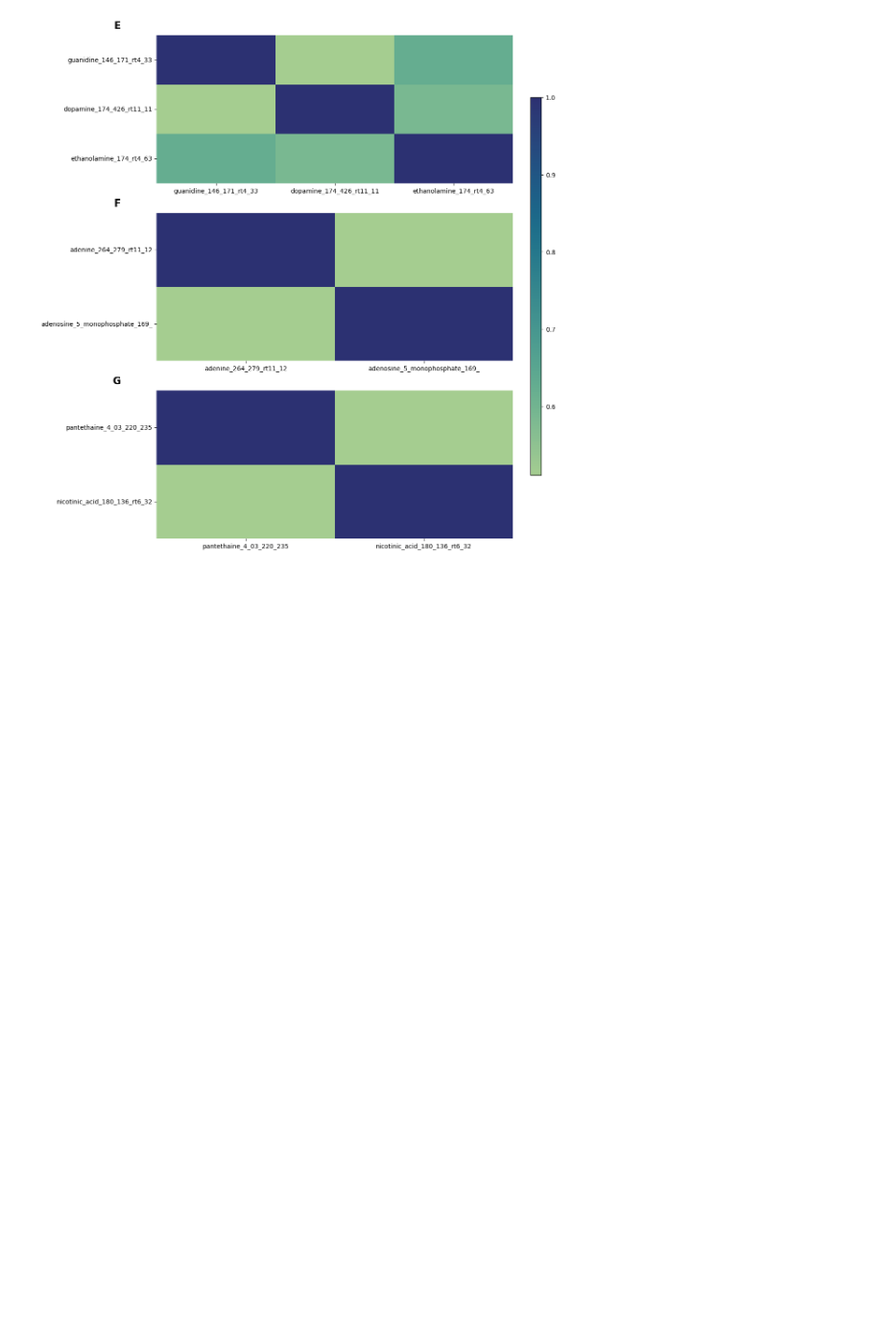
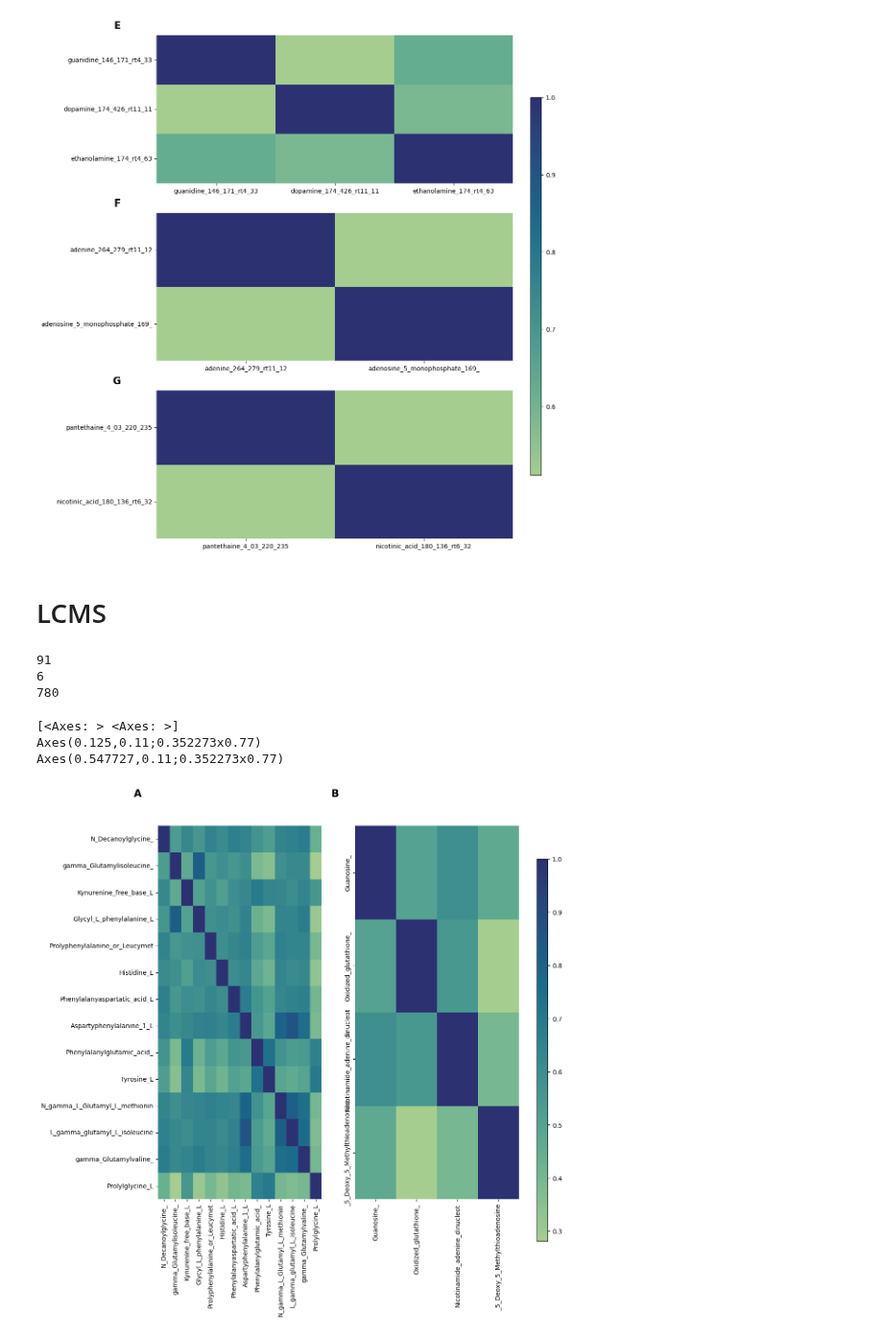
Before and after one commit to Yawkward/x.elegans, a Jupyter notebook: lasso_full_goea.ipynb, the cells around one changed output. Shown at 96% size. Saved outputs shown, nothing was run; the diff lists cells and outputs as text; code cells hidden in the pictures; blank space fills up the shorter version.

```diff
--- a/lasso_full_goea.ipynb
+++ b/lasso_full_goea.ipynb
@@ -969,3 +972,55 @@ plt.tight_layout(rect=[0, 0, 0.9, 1])  # Adjust the rect to fit the colorbar
 plt.show()
 # %% [output]
 [figure]
+# %% [markdown]
+# LCMS
+# %%
+aa_derivates_lc = pw_jaccard_index("/home/t44p/PW_rawdata/results/full_lasso/lcms/goea/Amino_Acids_and_Derivatives/enrichment_matrix_molf.csv", plot=False)
+flavo = pw_jaccard_index("/home/t44p/PW_rawdata/results/full_lasso/lcms/goea/Flavonoids/enrichment_matrix_molf.csv", plot=False)
+nuc_and_deriv_lc = pw_jaccard_index("/home/t44p/PW_rawdata/results/full_lasso/lcms/goea/Nucleotides_and_Derivatives/enrichment_matrix_molf.csv", plot=False)
+phenolic = pw_jaccard_index("/home/t44p/PW_rawdata/results/full_lasso/lcms/goea/Phenolic_Compounds/enrichment_matrix_molf.csv", plot=False)
+
+porphyrins = pw_jaccard_index("/home/t44p/PW_rawdata/results/full_lasso/lcms/goea/Porphyrins/enrichment_matrix_molf.csv", plot=False)
+quinic_a_derivates = pw_jaccard_index("/home/t44p/PW_rawdata/results/full_lasso/lcms/goea/Quinic_Acid_Derivatives/enrichment_matrix_molf.csv", plot=False)
+saponins = pw_jaccard_index("/home/t44p/PW_rawdata/results/full_lasso/lcms/goea/Saponins/enrichment_matrix_molf.csv", plot=False)
+sugar_carb = pw_jaccard_index("/home/t44p/PW_rawdata/results/full_lasso/lcms/goea/Sugars_and_Sugar_Derivatives/enrichment_matrix_molf.csv", plot=False)
+
+terpen_triterp = pw_jaccard_index("/home/t44p/PW_rawdata/results/full_lasso/lcms/goea/Terpenes_and_Triterpenes/enrichment_matrix_molf.csv", plot=False)
+other = pw_jaccard_index("/home/t44p/PW_rawdata/results/full_lasso/lcms/goea/Other/enrichment_matrix_molf.csv", plot=False)
+unidentified = pw_jaccard_index("/home/t44p/PW_rawdata/results/full_lasso/lcms/goea/unidentified/enrichment_matrix_molf.csv", plot=False)
+
+
+dict_1 = [aa_derivates_lc, nuc_and_deriv_lc]
+dict_2 = [porphyrins,quinic_a_derivates,saponins,sugar_carb]
+dict_3 = [terpen_triterp,other,unidentified]
+# %%
+for dict in dict_1:
+    print(len(dict.keys()))
+# %% [output]
+91
+6
+780
+# %%
+# Create a 2x2 grid of subplots
+fig, axes = plt.subplots(1, 3, figsize=(12, 12))  # Adjust size as needed
+print(axes)
+
+# descriptions for each subplot
+descriptions = ["A", "B", "C", "D"]
+
+# iterate over dictionaries, axes, and descriptions to generate heatmaps
+for ax, jaccard_indices, desc in zip(axes.flatten(), dict_1, descriptions):
+    print(ax)
+    generate_heatmap(jaccard_indices, ax)
+    ax.text(-0.1, 1.1, desc, transform=ax.transAxes, fontsize=16, fontweight='bold', va='top', ha='right')
+# Create a colorbar axis
+cbar_ax = fig.add_axes([0.92, 0.15, 0.02, 0.7])  # position of the colorbar
+# Generate a colorbar using the last heatmap colormap
+plt.colorbar(axes[0, 0].collections[0], cax=cbar_ax)
+plt.tight_layout(rect=[0, 0, 0.9, 1])  # Adjust the rect to fit the colorbar
+plt.show()
+# %% [output]
+[<Axes: > <Axes: >]
+Axes(0.125,0.11;0.352273x0.77)
+Axes(0.547727,0.11;0.352273x0.77)
+[figure, added]
```
Also changed, not shown: parts of 5 cells of this notebook.
